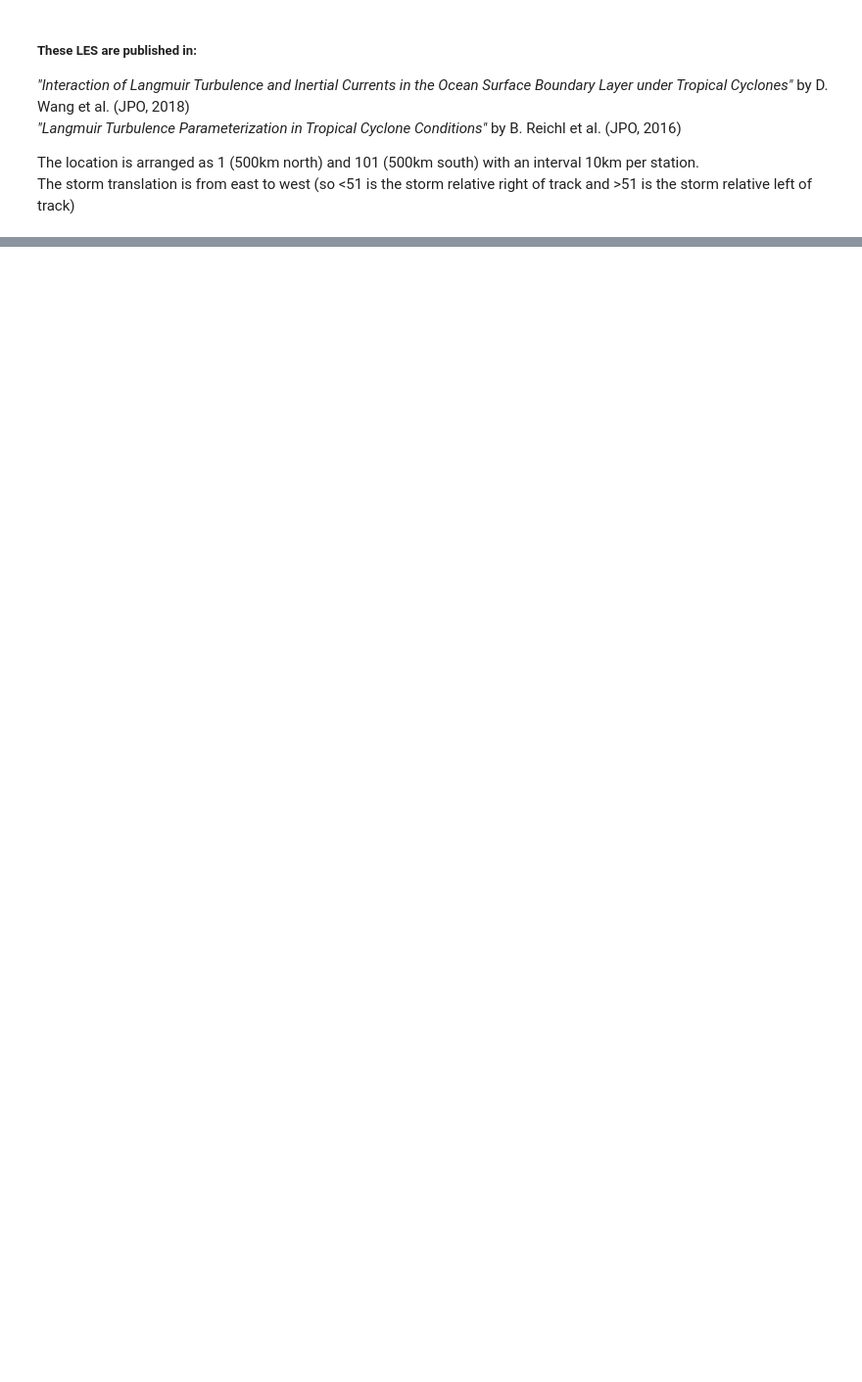
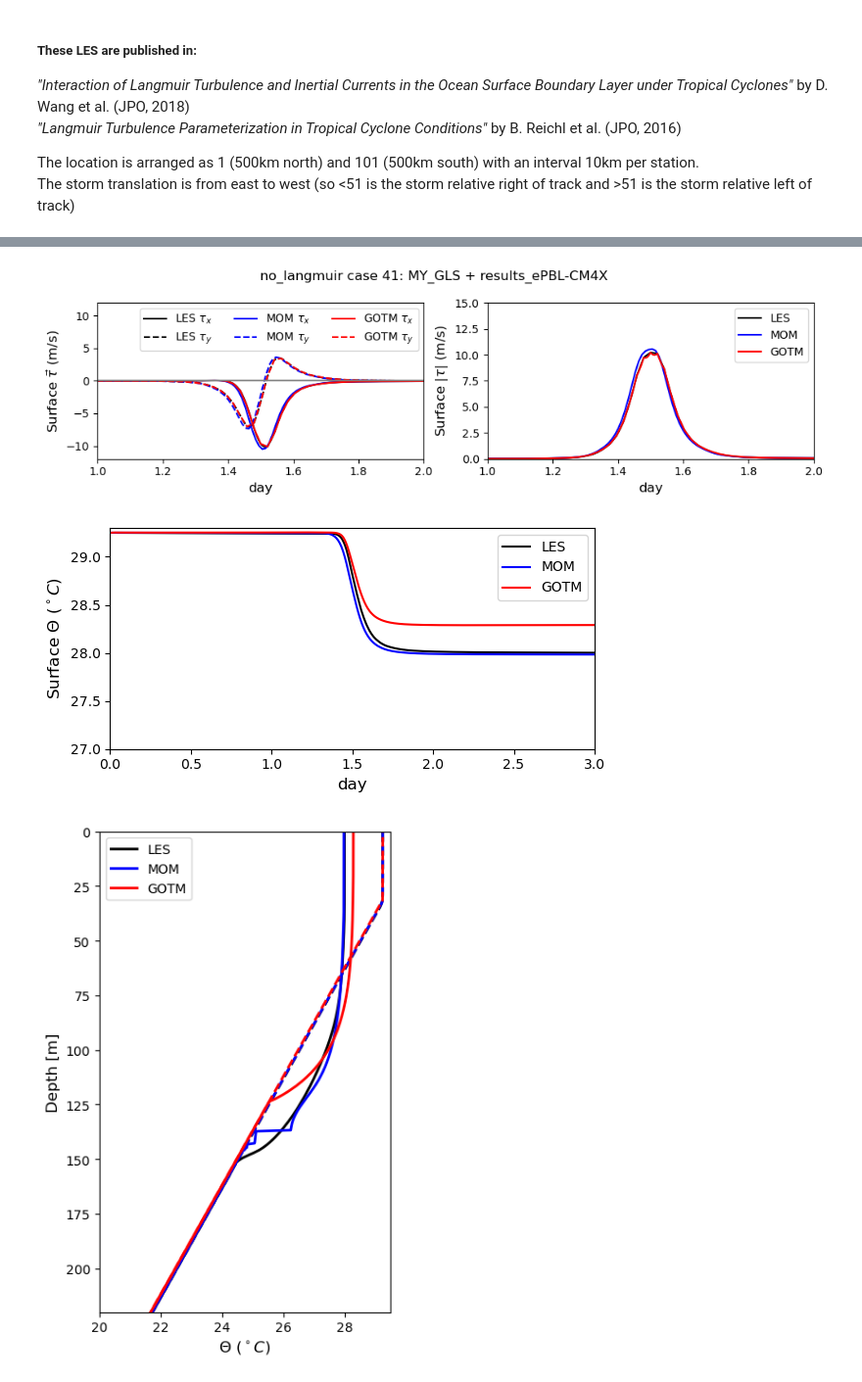
Before and after one commit to mrozowskamartaa/MOM6_SCM_Hurr, a Jupyter notebook: analysis/Compare_MOM_to_LES.ipynb, the cells around one changed output, grey strips where cells are left out. Shown at 98% size. Drawn from its saved outputs; the diff is of its cells as text; code cells hidden in the pictures; blank space fills up the shorter version.

Commit message:
refactored the plotting script

```diff
--- a/analysis/Compare_MOM_to_LES.ipynb
+++ b/analysis/Compare_MOM_to_LES.ipynb
@@ -126,10 +127,16 @@ mom_exp_list = [
     # 'results_ePBL-OM4',
     # 'results_ePBL-OM5',
     'results_ePBL-CM4X'
-]
+]  # for intercomparison
 
 gotm_exp_list = [
-    'MY_01'
-]
+    'MY_01',
+    'MY_GLS',
+    'K_EPS',
+    'K_W'
+]  # for intercomparison
+
+mom_exp = 'results_ePBL-CM4X'  # for single exp comparison
+gotm_exp = 'MY_GLS'  # for single exp comparison
 # %%
 all_per_type = True
@@ -245,0 +149,62 @@ for mom_exp, gotm_exp in zip(mom_exp_list, gotm_exp_list):  # TODO: Make possibl
+# %%
+for index in case_index_list:
+
+    les = [LESDataRetriever().retreive_data(
+        case_name=les_cases_dict[type_][index],
+        exp_name="",
+        case_dir=LES_dirs
+    )]
+
+    mom = [MOMDataRetriever().retreive_data(
+        case_name=mom_cases_dict[type_][index],
+        exp_name=mom_exp,
+        case_dir=MOM_dirs
+    )]
+
+    gotm = [GOTMDataRetriever().retreive_data(
+        case_name=gotm_case_dict[type_][index],
+        exp_name=gotm_exp,
+        case_dir=GOTM_dirs
+    )]
+
+    double_line_plots = [plot_stress]
+    # available: plot_stress, Comp_U_surf
+    single_line_plots = [CompT_surf, CompT_prof]
+    fig_sizes = [(6, 3), (4, 6)]
+    # available: CompT_surf, CompT_prof, Comp_wt, Comp_M
+
+    for plot in double_line_plots:
+        fig, axes = plt.subplots(1, 2, figsize=(10, 3))
+        plot(
+            axes=axes,
+            data_list=les+mom+gotm,
+            color_list=['black', 'blue', 'red'],  # need to be set for each experiment where experiments are defined
+            label_list=['LES', 'MOM', 'GOTM']
+        )
+        fig.suptitle(f"{type_} case {index}: {gotm_exp} + {mom_exp}")
+        fig.tight_layout()
+
+    for plot, size in zip(single_line_plots, fig_sizes):
+        fig, ax = plt.subplots(1, 1, figsize=size)
+        plot(
+            ax=ax,
+            data_list=les+mom+gotm,
+            color_list=['black', 'blue', 'red'],  # need to be set for each experiment where experiments are defined
+            label_list=['LES', 'MOM', 'GOTM']
+        )
+        fig.tight_layout()
+
+        # CompT_surf(les['sst'], les['time'], mom['sst'], mom['time'])  # Surface temperature
+        # CompT_prof(les['temp'], les['z'], gotm['temp'], gotm['z'])  # Temperature profile
+        # CompT_Hov(les['temp'], les['z'], les['time'], mom['temp'], mom['z'], mom['time'])  # Temperature profile vs time
+        # CompDeltaT_Hov(les['temp'], les['z'], les['time'], mom['temp'], mom['z'], mom['time']) # delta Temperature profile vs time
+
+        # Comp_wt(les['wt'], les['z'], les['time'], mom['wt'], mom['zi'], mom['time'])  # delta wt profile vs time
+        # Comp_M(les['time'], les['M'], mom['time'], mom['M'])  #Integrated mixing metric vs time
+
+        # Comp_U_surf(les['u'], les['v'], les['u_s'], les['v_s'], les['z'], les['time'], mom['u'], mom['v'], mom['u_s'], mom['v_s'], mom['z'], mom['time'])  # Surface currents
+        # Comp_U(les['u'], les['v'], les['u_s'], les['v_s'], les['z'], les['time'], mom['u'], mom['v'], mom['u_s'], mom['v_s'], mom['z'], mom['time'])  # Current profile vs time
+# %% [output]
+[figure, added]
+[figure, added]
+[figure, added]
```
Also changed, not shown: parts of 7 cells of this notebook, 4 other files.
